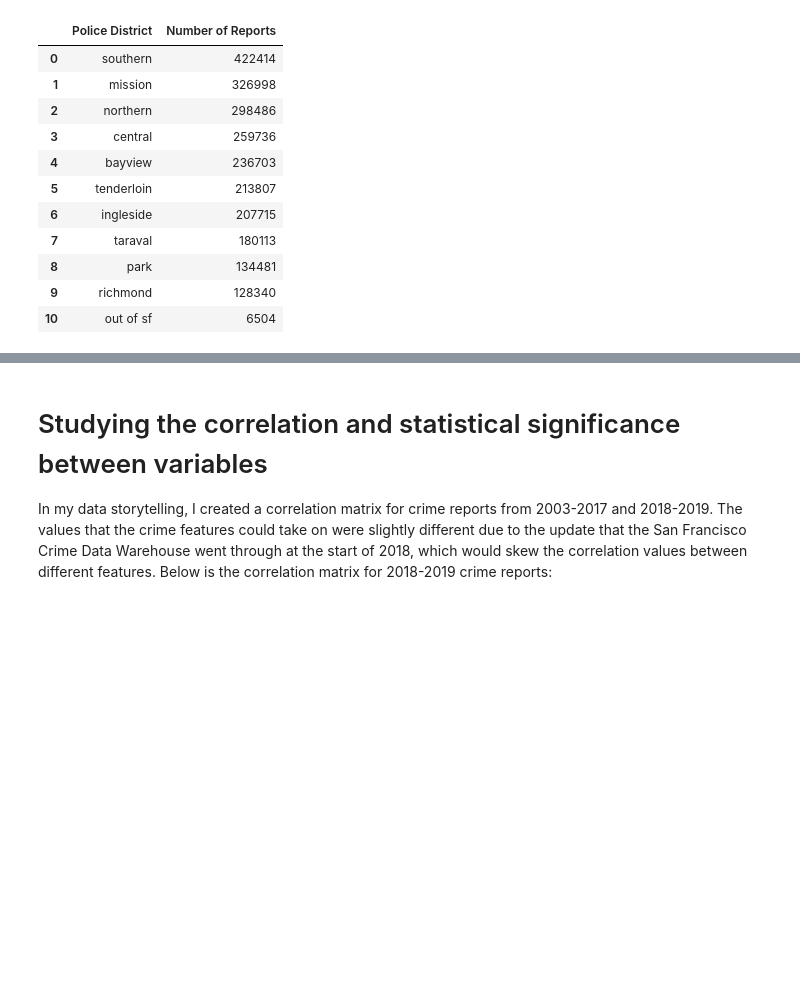
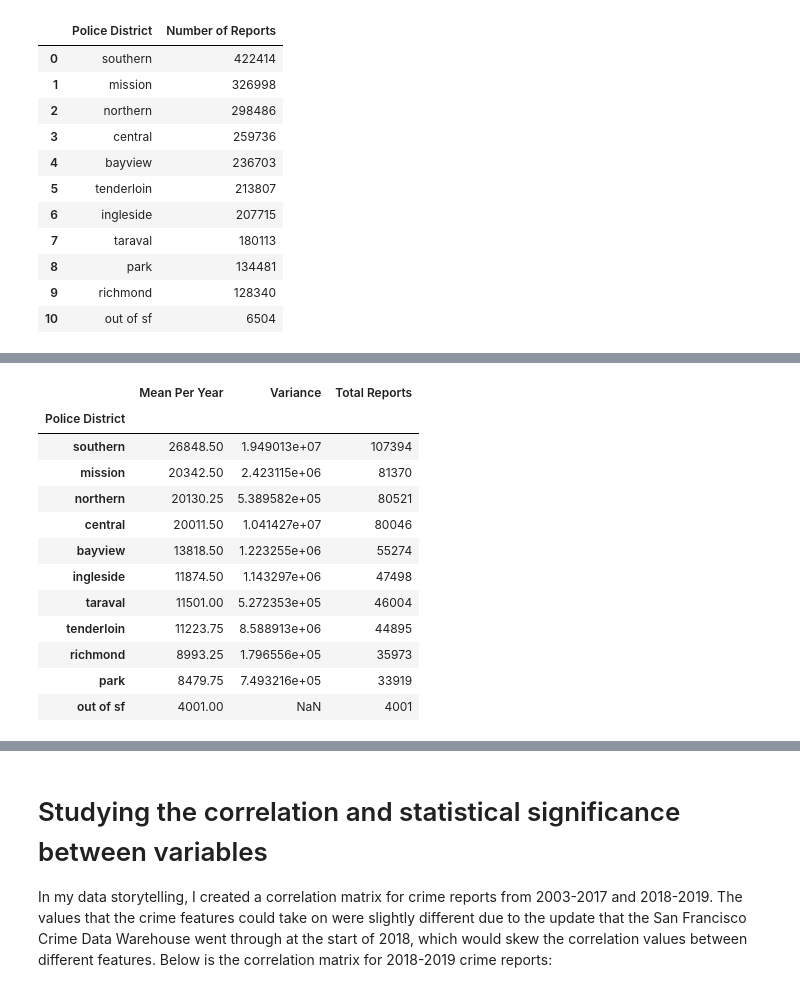
Before and after one commit to gyamane/Springboard, a Jupyter notebook: capstone_project_1/statistical_data_analysis.ipynb, the cells around one changed output, grey strips where cells are left out. Saved outputs shown, nothing was run; the diff lists cells and outputs as text; code cells hidden in the pictures; blank space fills up the shorter version.

```diff
--- a/capstone_project_1/statistical_data_analysis.ipynb
+++ b/capstone_project_1/statistical_data_analysis.ipynb
@@ -140,0 +167,41 @@ for d in districts:
+# %%
+# Create dataframe with 2015-2018 crime reports
+df_2015_2018 = df.copy()
+df_2015_2018["Incident Month"] = pd.to_datetime(df_2015_2018["Incident Date"]).dt.month
+df_2015_2018 = df_2015_2018[df_2015_2018["Incident Year"] >= 2015]
+df_2015_2018 = df_2015_2018[df_2015_2018["Incident Year"] < 2019]
+
+# Get police districts in order of most to least number of crimes
+ordered_districts = list(df_2015_2018['Police District'].value_counts().index)
+# %%
+def get_means_variances_totals(df, districts):
+    """Get average number of crimes per year and variances of each police district"""
+    means = []
+    variances = []
+    totals = []
+    for d in districts:
+        # Initialize police district dataframe and update 'means' and 'variance' lists
+        df_pd = df[df["Police District"] == d]
+        means.append(np.mean(df_pd['Incident Year'].value_counts().values))
+        variances.append(np.var(df_pd['Incident Year'].value_counts().values, ddof=1))
+        totals.append(sum(df_pd['Incident Year'].value_counts().values))
+    return means, variances, totals
+# %%
+means, variances, totals = get_means_variances_totals(df_2015_2018, ordered_districts)
+df_districts = pd.DataFrame({"Mean Per Year":means, "Variance":variances, "Total Reports":totals}, index=ordered_districts)
+df_districts.index.name="Police District"
+df_districts
+# %% [output]
+|  | Mean Per Year | Variance | Total Reports |
+| Police District |  |  |  |
+| southern | 26848.50 | 1.949013e+07 | 107394 |
+| mission | 20342.50 | 2.423115e+06 | 81370 |
+| northern | 20130.25 | 5.389582e+05 | 80521 |
+| central | 20011.50 | 1.041427e+07 | 80046 |
+| bayview | 13818.50 | 1.223255e+06 | 55274 |
+| ingleside | 11874.50 | 1.143297e+06 | 47498 |
+| taraval | 11501.00 | 5.272353e+05 | 46004 |
+| tenderloin | 11223.75 | 8.588913e+06 | 44895 |
+| richmond | 8993.25 | 1.796556e+05 | 35973 |
+| park | 8479.75 | 7.493216e+05 | 33919 |
+| out of sf | 4001.00 | NaN | 4001 |
```
Also changed, not shown: parts of 22 cells of this notebook.
